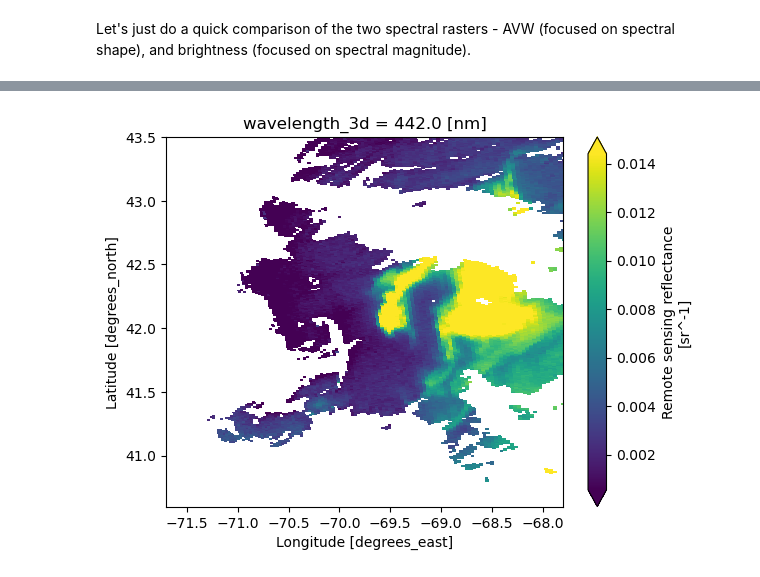
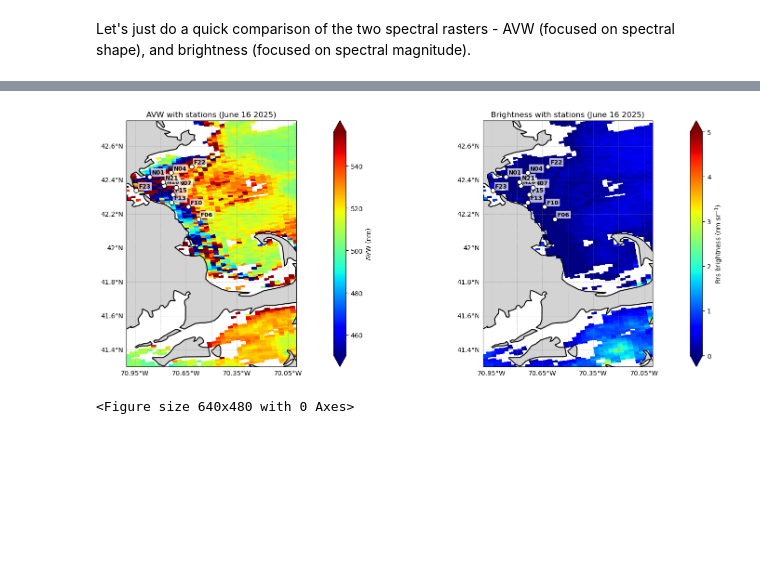
Before and after one commit to fish-pace/2026-proj-phyto-community-structure, a Jupyter notebook: contributor_folders/cassie/Rrs_Mass_Bay.ipynb, the cells around one changed output, grey strips where cells are left out. Saved outputs shown, nothing was run; the diff lists cells and outputs as text; code cells hidden in the pictures; blank space fills up the shorter version.

```diff
--- a/contributor_folders/cassie/Rrs_Mass_Bay.ipynb
+++ b/contributor_folders/cassie/Rrs_Mass_Bay.ipynb
@@ -230,10 +107,67 @@ Number of unique dates to extract: 63
-# %%
-# Plot
-rrs = ds['Rrs'].sel(
-    wavelength_3d=443,  method='nearest')
-rrs.plot(robust=True,
-         x="longitude", y="latitude",
-         xlim=(-71.7, -67.8), ylim=(40.6, 43.5));
-# %% [output]
-[figure, removed]
+# %%
+# Outlier clipping for AVW
+vmin = float(avw_da.quantile(0.01))
+vmax = float(avw_da.quantile(0.99))
+
+# Figure with two map panels
+fig, axes = plt.subplots(1, 2, figsize=(16, 6), subplot_kw={"projection": ccrs.PlateCarree()})
+
+# Stations
+stations = [
+    ("F06", 42.17067, -70.57667),
+    ("F10", 42.24233, -70.63733),
+    ("F13", 42.26833, -70.73500),
+    ("F15", 42.31550, -70.72767),
+    ("F22", 42.47983, -70.61767),
+    ("F23", 42.33917, -70.94200),
+    ("N01", 42.41933, -70.86450),
+    ("N04", 42.44383, -70.73650),
+    ("N07", 42.35633, -70.70617),
+    ("N18", 42.36583, -70.77767),
+    ("N21", 42.38783, -70.78533)
+]
+
+# AVW Plot
+ax = axes[0]
+
+ax.coastlines(linewidth=1.5)
+ax.add_feature(cfeature.LAND, facecolor="lightgray", zorder=0)
+ax.set_extent([-71, -70, 41.3, 42.75], crs=ccrs.PlateCarree())
+gl = ax.gridlines(draw_labels=True, linewidth=0.5,linestyle="--", color="gray", alpha=0.5)
+gl.top_labels = False
+gl.right_labels = False
+
+avw_da.plot(x="longitude", y="latitude", cmap="jet", vmin=vmin, vmax=vmax, ax=ax, cbar_kwargs={"pad": 0.1, "label": "AVW (nm)"})
+
+for name, lat, lon in stations:
+    ax.scatter(lon, lat, s=50, color="white", edgecolor="black", linewidth=1, zorder=5)
+    ax.text(lon + 0.015, lat + 0.015, name, fontsize=9, fontweight="bold", color="black", bbox=dict(facecolor="white", edgecolor="none", alpha=0.7, pad=1.5))
+
+ax.set_title("AVW with stations (June 16 2025)")
+
+# Brightness Plot
+ax = axes[1]
+
+ax.coastlines(linewidth=1.5)
+ax.add_feature(cfeature.LAND, facecolor="lightgray", zorder=0)
+ax.set_extent([-71, -70, 41.3, 42.75], crs=ccrs.PlateCarree())
+gl = ax.gridlines(draw_labels=True, linewidth=0.5,linestyle="--", color="gray", alpha=0.5)
+gl.top_labels = False
+gl.right_labels = False
+
+brightness.plot(ax=ax, x="longitude", y="latitude", cmap="jet", vmin=0, vmax=5, cbar_kwargs={"pad": 0.1, "label": "Rrs brightness (nm sr$^{-1}$)"})
+
+for name, lat, lon in stations:
+    ax.scatter(lon, lat, s=50, color="white", edgecolor="black", linewidth=1, zorder=5)
+    ax.text(lon + 0.015, lat + 0.015, name, fontsize=9, fontweight="bold", color="black", bbox=dict(facecolor="white", edgecolor="none", alpha=0.7, pad=1.5))
+
+ax.set_title("Brightness with stations (June 16 2025)")
+
+plt.tight_layout()
+plt.show()
+
+plt.savefig('AVW_Brightness_June16.png')
+# %% [output]
+[figure, added]
+<Figure size 640x480 with 0 Axes>
 # %%
```
Also changed, not shown: parts of 7 cells of this notebook.
